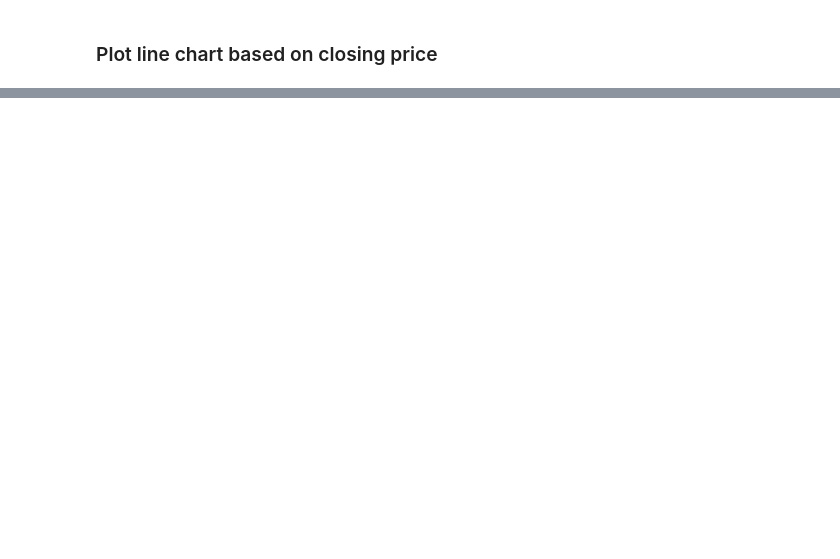
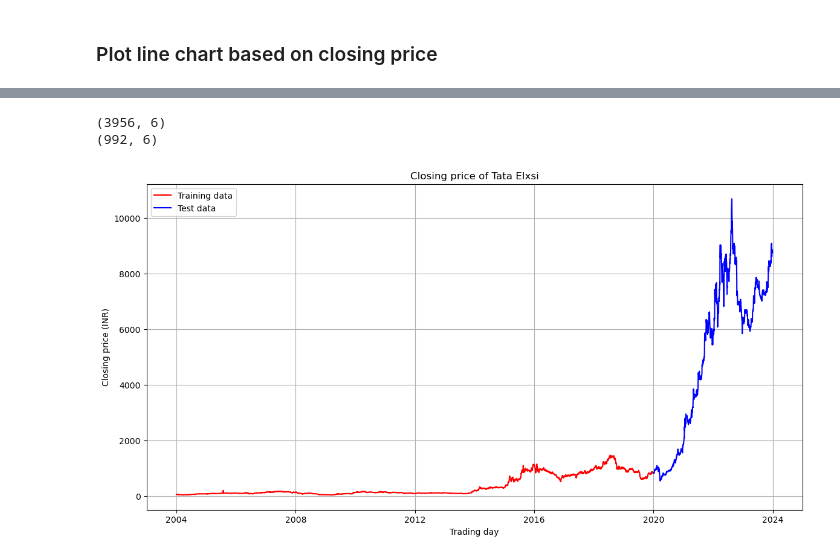
Before and after one commit to parth-ghinaiya/stock-price-prediction-with-lstm, a Jupyter notebook: stock_prediction.ipynb, the cells around one changed output, grey strips where cells are left out. Cells and saved outputs as stored; diff of their text form; code cells hidden in the pictures; blank space fills up the shorter version.

Commit message:
Splitting test and train data

```diff
--- a/stock_prediction.ipynb
+++ b/stock_prediction.ipynb
@@ -59,0 +60,24 @@ plt.show()
+# %%
+# split data into training and test set
+
+train_data = stock_data[:'2019-12-31']
+test_data = stock_data['2020-01-01':]
+print(train_data.shape)
+print(test_data.shape)
+# %% [output]
+(3956, 6)
+(992, 6)
+# %%
+# plot line chart based on closing price
+
+plt.figure(figsize=(14, 7))
+plt.plot(train_data['Close'], 'red', label='Training data')
+plt.plot(test_data['Close'], 'blue', label='Test data')
+plt.title('Closing price of Tata Elxsi')
+plt.ylabel('Closing price (INR)')
+plt.xlabel('Trading day')
+plt.legend()
+plt.grid(True)
+plt.show()
+# %% [output]
+[figure, added]
```
Also changed, not shown: parts of 3 cells of this notebook, 1 other file.
